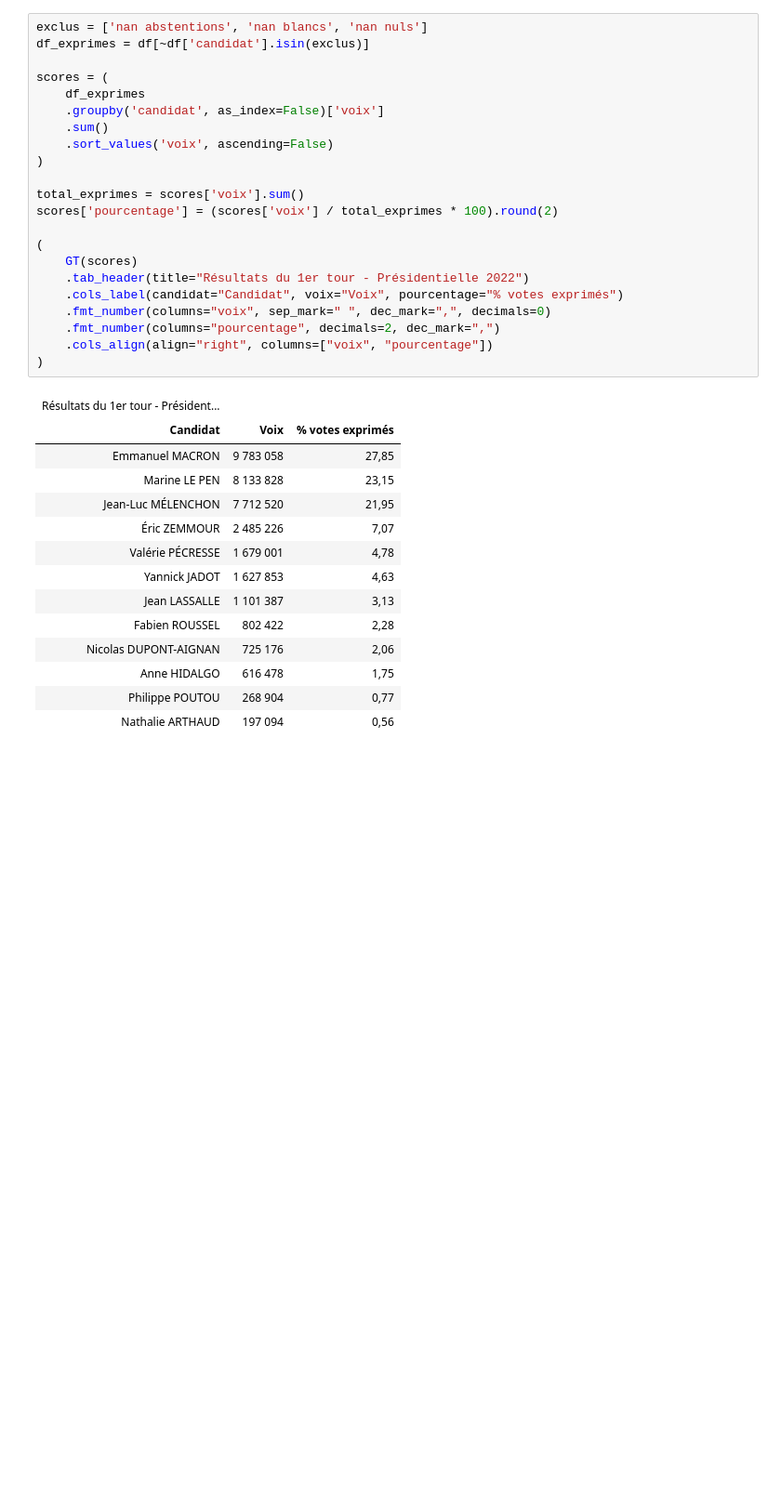
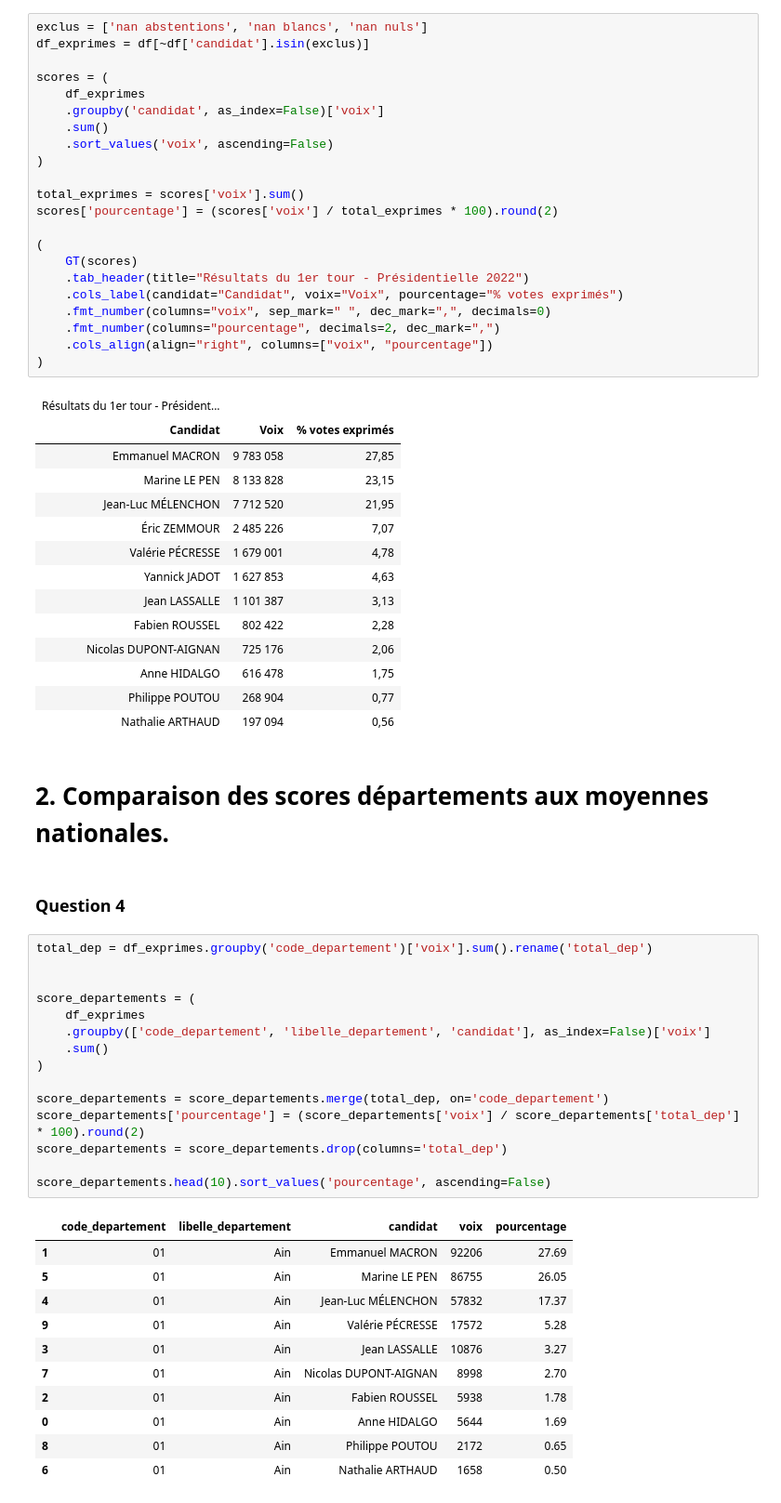
Before and after one commit to Maelysdhalluin/DM_python_pour_datasciences, a Jupyter notebook: main.ipynb, the cells around one changed output. Shown at 93% size. Drawn from its saved outputs; the diff is of its cells as text; blank space fills up the shorter version.

```diff
--- a/main.ipynb
+++ b/main.ipynb
@@ -104,3 +104,34 @@ scores['pourcentage'] = (scores['voix'] / total_exprimes * 100).round(2)
 | Anne HIDALGO | 616 478 | 1,75 |
 | Philippe POUTOU | 268 904 | 0,77 |
 | Nathalie ARTHAUD | 197 094 | 0,56 |
+# %% [markdown]
+# 2. Comparaison des scores départements aux moyennes nationales.
+# %% [markdown]
+### Question 4
+# %%
+total_dep = df_exprimes.groupby('code_departement')['voix'].sum().rename('total_dep')
+
+
+score_departements = (
+    df_exprimes
+    .groupby(['code_departement', 'libelle_departement', 'candidat'], as_index=False)['voix']
+    .sum()
+)
+
+score_departements = score_departements.merge(total_dep, on='code_departement')
+score_departements['pourcentage'] = (score_departements['voix'] / score_departements['total_dep'] * 100).round(2)
+score_departements = score_departements.drop(columns='total_dep')
+
+score_departements.head(10).sort_values('pourcentage', ascending=False)
+# %% [output]
+|  | code_departement | libelle_departement | candidat | voix | pourcentage |
+| 1 | 01 | Ain | Emmanuel MACRON | 92206 | 27.69 |
+| 5 | 01 | Ain | Marine LE PEN | 86755 | 26.05 |
+| 4 | 01 | Ain | Jean-Luc MÉLENCHON | 57832 | 17.37 |
+| 9 | 01 | Ain | Valérie PÉCRESSE | 17572 | 5.28 |
+| 3 | 01 | Ain | Jean LASSALLE | 10876 | 3.27 |
+| 7 | 01 | Ain | Nicolas DUPONT-AIGNAN | 8998 | 2.70 |
+| 2 | 01 | Ain | Fabien ROUSSEL | 5938 | 1.78 |
+| 0 | 01 | Ain | Anne HIDALGO | 5644 | 1.69 |
+| 8 | 01 | Ain | Philippe POUTOU | 2172 | 0.65 |
+| 6 | 01 | Ain | Nathalie ARTHAUD | 1658 | 0.50 |
```
Also changed, not shown: parts of 2 cells of this notebook.
